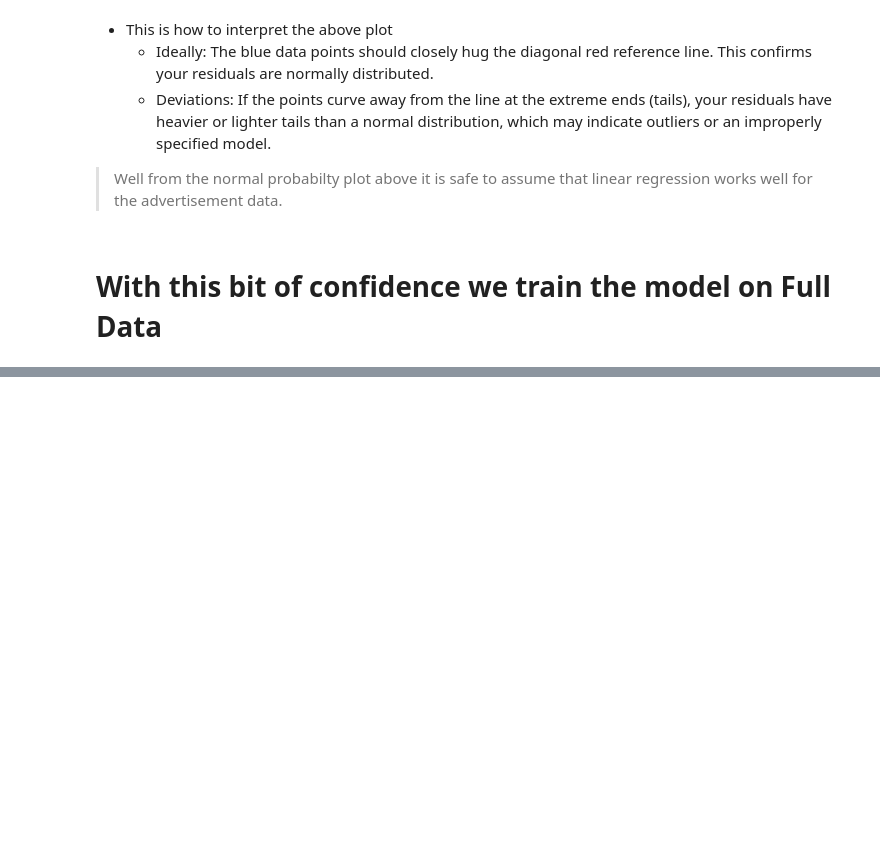
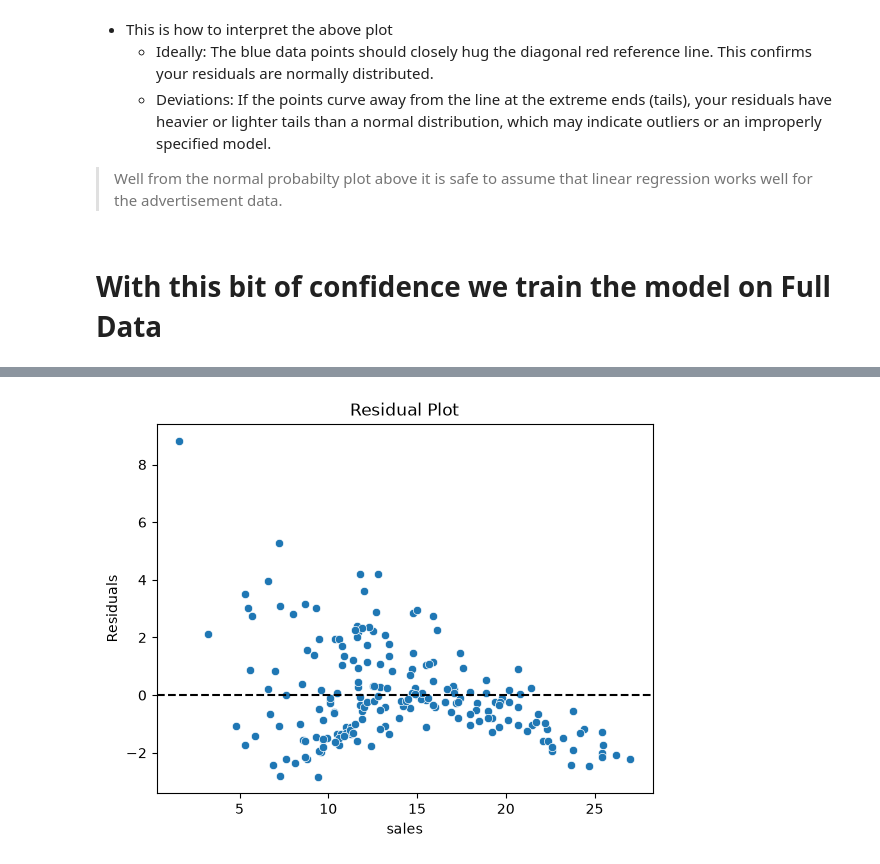
Before and after one commit to moeletsi04/machine_learning_study, a Jupyter notebook: Linear Regression/01_linear_regression.ipynb, the cells around one changed output, grey strips where cells are left out. Cells and saved outputs as stored; diff of their text form; code cells hidden in the pictures; blank space fills up the shorter version.

```diff
--- a/Linear Regression/01_linear_regression.ipynb
+++ b/Linear Regression/01_linear_regression.ipynb
@@ -427,0 +483,3 @@ _ = sp.stats.probplot(test_res,plot=ax)
+# %%
+residuals =  y_hat - y
+residuals
@@ -427,0 +499,8 @@ _ = sp.stats.probplot(test_res,plot=ax)
+# %%
+sns.scatterplot(x=y,y=residuals)
+plt.axhline(y=0,color='black',linestyle='--')
+plt.ylabel('Residuals')
+plt.title('Residual Plot')
+plt.show()
+# %% [output]
+[figure, added]
```
Also changed, not shown: parts of 24 cells of this notebook.
